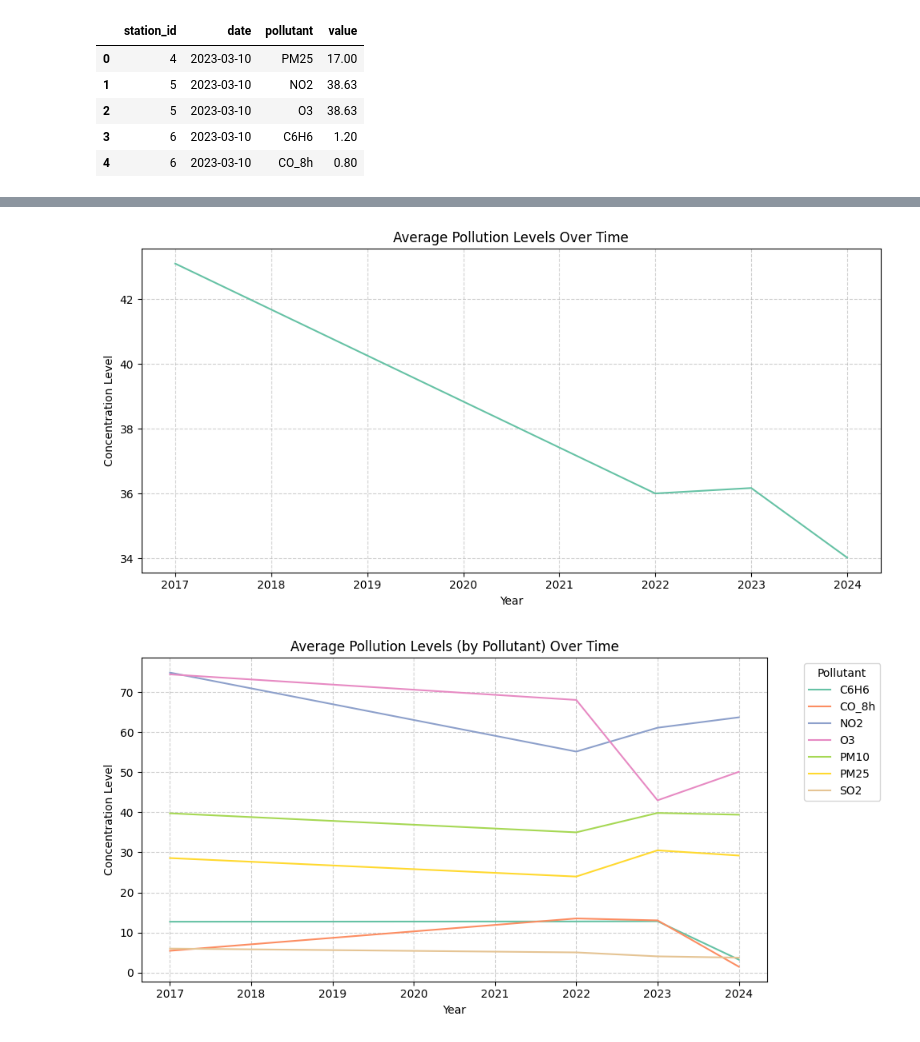
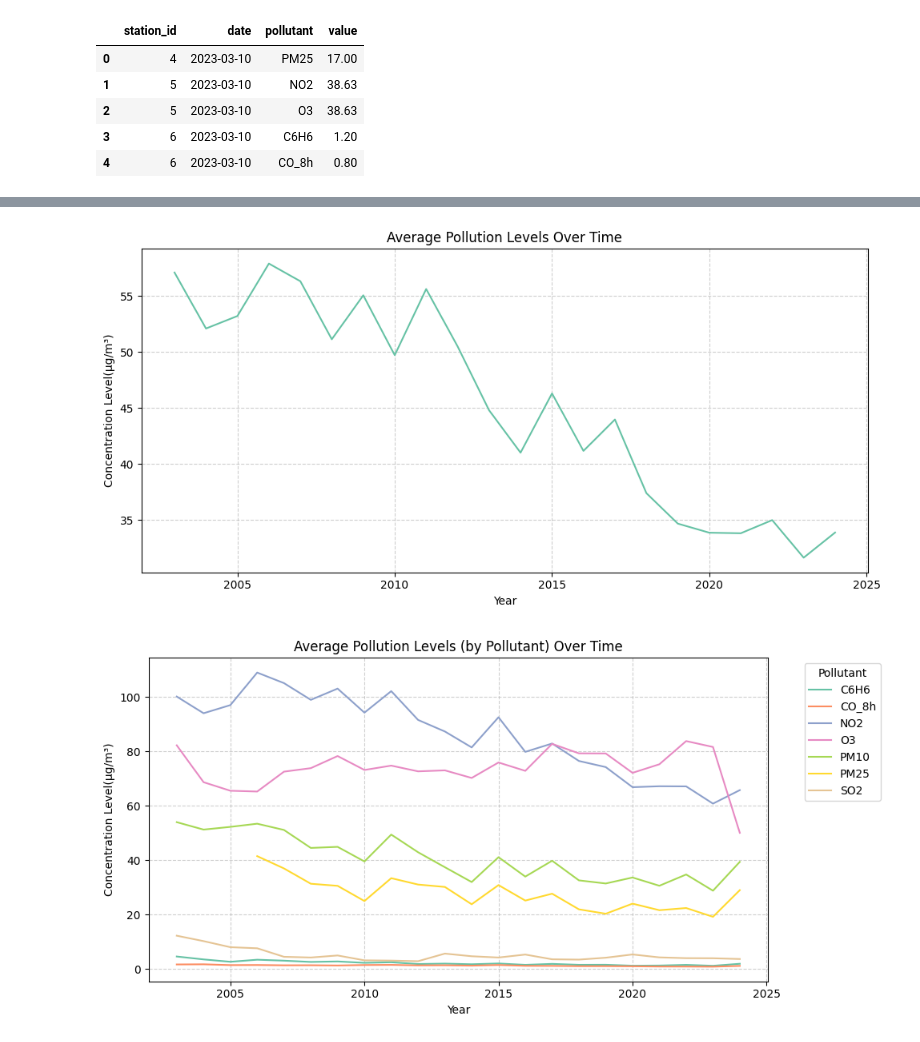
Before and after one commit to saniavill/milan-air-pollution, a Jupyter notebook: Milan Air Analysis.ipynb, the cells around one changed output, grey strips where cells are left out. Saved outputs shown, nothing was run; the diff lists cells and outputs as text; code cells hidden in the pictures.

```diff
--- a/Milan Air Analysis.ipynb
+++ b/Milan Air Analysis.ipynb
@@ -59,25 +74,26 @@ The data is now clean to use. Let's illustrate an overview at our data and see h
 # %%
+milan['year'] = milan['date'].dt.year
 avgmilan = milan.groupby(['year'])['value'].mean().reset_index()
 avg_by_pollutant = milan.groupby(['year', 'pollutant'])['value'].mean().reset_index()
 sns.set_palette("Set2")
 plt.figure(figsize=(10,5))
 sns.lineplot(data=avgmilan, x='year', y='value')
 plt.grid(alpha=0.6, linestyle='--')
 plt.title("Average Pollution Levels Over Time")
 plt.xlabel("Year")
-plt.ylabel("Concentration Level")
+plt.ylabel("Concentration Level(µg/m³)")
 plt.tight_layout()
 plt.show()
 plt.figure(figsize=(10,5))
 sns.lineplot(data=avg_by_pollutant, x='year', y='value', hue='pollutant')
 plt.grid(alpha=0.6, linestyle='--')
 plt.title("Average Pollution Levels (by Pollutant) Over Time")
 plt.xlabel("Year")
-plt.ylabel("Concentration Level")
+plt.ylabel("Concentration Level(µg/m³)")
 plt.legend(title='Pollutant', bbox_to_anchor=(1.05, 1), loc='upper left')
 plt.tight_layout()
 plt.show()
 # %% [output]
-[figure, old version]
+[figure, new version]
-[figure, old version]
+[figure, new version]
 # %% [markdown]
```
Also changed, not shown: parts of 9 cells of this notebook.
